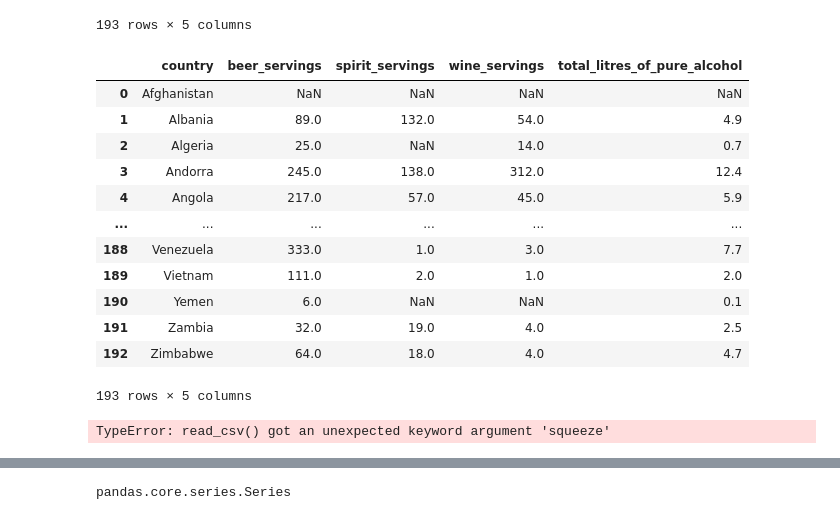
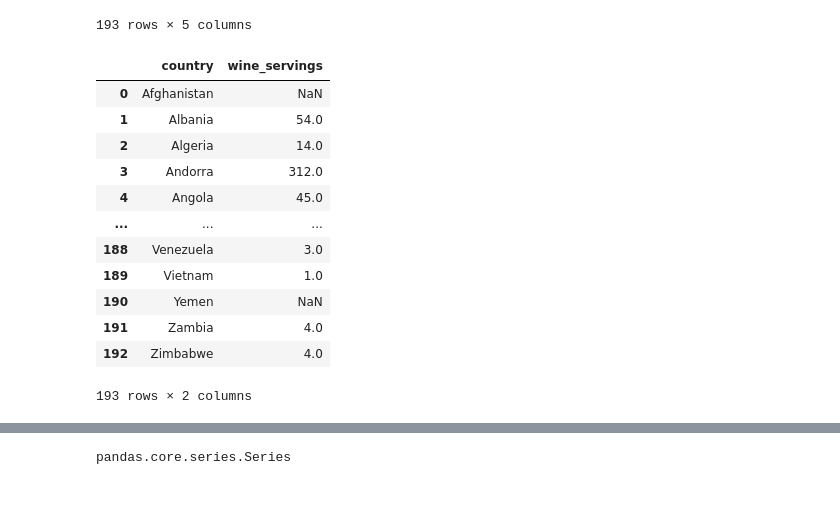
Before and after one commit to Shivam-baghel/Pandas-and-Numpy, a Jupyter notebook: Pandas/all_notebooks/3. Series_Methods_And_Handling/Series_Methods_And_Handling.ipynb, the cells around one changed output, grey strips where cells are left out. Cells and saved outputs as stored; diff of their text form; code cells hidden in the pictures.

```diff
--- a/Pandas/all_notebooks/3. Series_Methods_And_Handling/Series_Methods_And_Handling.ipynb
+++ b/Pandas/all_notebooks/3. Series_Methods_And_Handling/Series_Methods_And_Handling.ipynb
@@ -27,27 +27,26 @@ pd.read_csv('https://andybek.com/pandas-drinks')
 | 191 | Zambia | 32.0 | 19.0 | 4.0 | 2.5 |
 | 192 | Zimbabwe | 64.0 | 18.0 | 4.0 | 4.7 |
 193 rows × 5 columns
+# %%
+pd.read_csv('https://andybek.com/pandas-drinks', usecols=['country', 'wine_servings'])
+# %% [output]
+|  | country | wine_servings |
+| 0 | Afghanistan | NaN |
+| 1 | Albania | 54.0 |
+| 2 | Algeria | 14.0 |
+| 3 | Andorra | 312.0 |
+| 4 | Angola | 45.0 |
+| ... | ... | ... |
+| 188 | Venezuela | 3.0 |
+| 189 | Vietnam | 1.0 |
+| 190 | Yemen | NaN |
+| 191 | Zambia | 4.0 |
+| 192 | Zimbabwe | 4.0 |
+193 rows × 2 columns
 # %%
-# pd.read_csv('https://andybek.com/pandas-drinks', usecols=['country', 'wine_servings'])
-pd.read_csv('https://andybek.com/pandas-drinks')
+# alcohol = pd.read_csv('https://andybek.com/pandas-drinks', usecols=['country', 'wine_servings'], index_col='country', squeeze=True)
+
+alcohol = pd.read_csv('https://andybek.com/pandas-drinks', usecols=['country', 'wine_servings'], index_col='country')
-# %% [output]
-|  | country | beer_servings | spirit_servings | wine_servings | total_litres_of_pure_alcohol |
-| 0 | Afghanistan | NaN | NaN | NaN | NaN |
-| 1 | Albania | 89.0 | 132.0 | 54.0 | 4.9 |
-| 2 | Algeria | 25.0 | NaN | 14.0 | 0.7 |
-| 3 | Andorra | 245.0 | 138.0 | 312.0 | 12.4 |
-| 4 | Angola | 217.0 | 57.0 | 45.0 | 5.9 |
-| ... | ... | ... | ... | ... | ... |
-| 188 | Venezuela | 333.0 | 1.0 | 3.0 | 7.7 |
-| 189 | Vietnam | 111.0 | 2.0 | 1.0 | 2.0 |
-| 190 | Yemen | 6.0 | NaN | NaN | 0.1 |
-| 191 | Zambia | 32.0 | 19.0 | 4.0 | 2.5 |
-| 192 | Zimbabwe | 64.0 | 18.0 | 4.0 | 4.7 |
-193 rows × 5 columns
-# %%
-alcohol = pd.read_csv('https://andybek.com/pandas-drinks', usecols=['country', 'wine_servings'], index_col='country', squeeze=True)
-# %% [output]
-TypeError: read_csv() got an unexpected keyword argument 'squeeze'
 # %%
 alcohol.head()
 # %% [output]
```
Also changed, not shown: parts of 1 cell of this notebook, 2 other files.
